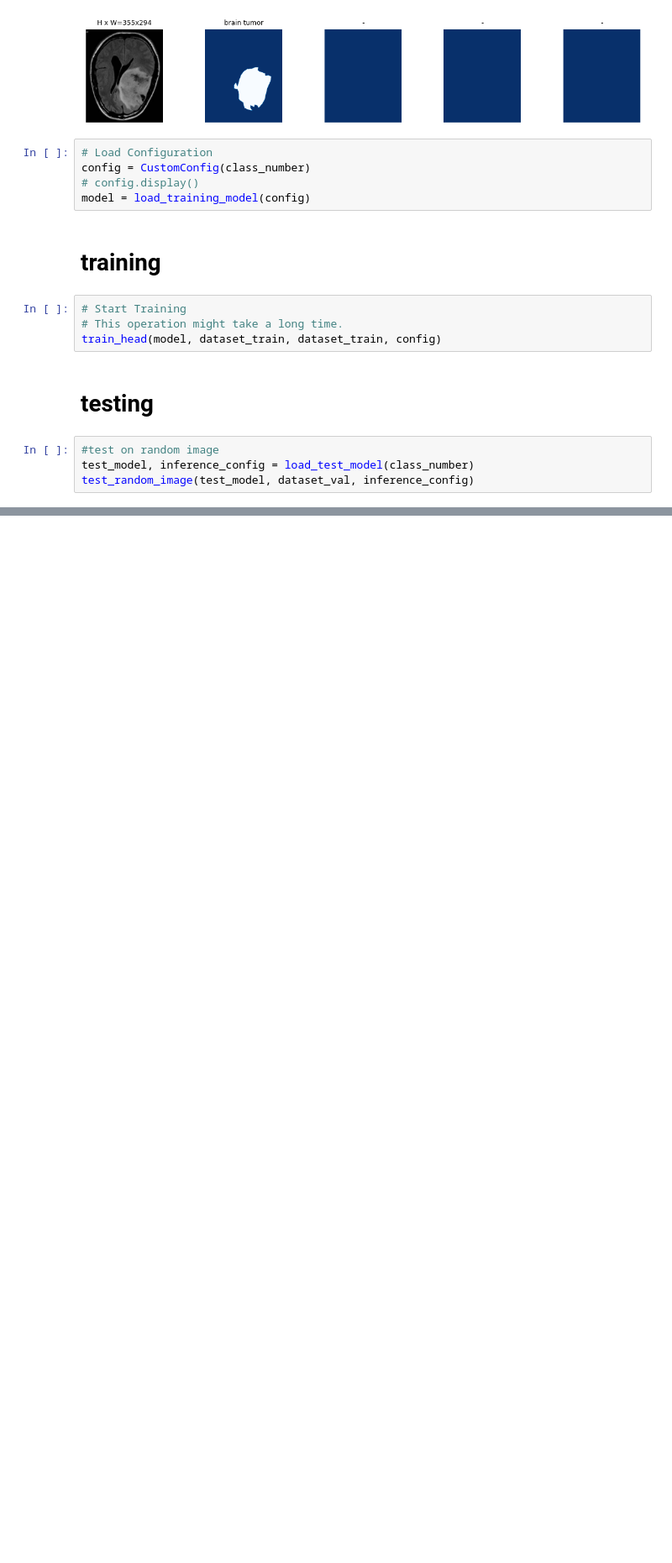
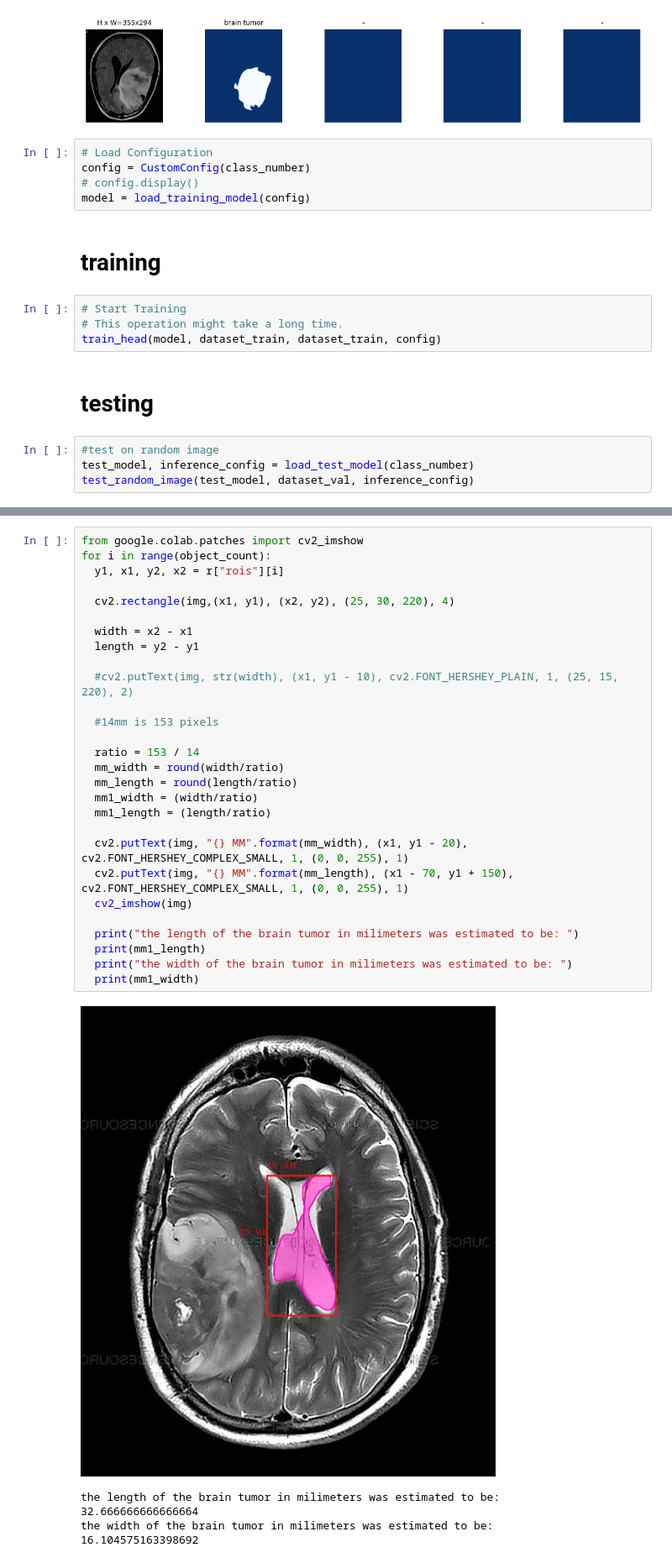
Before and after one commit to akhilesh-kanmanthreddy/2023_Science_Fair_Brain_Tumor_Diagnosing_System, a Jupyter notebook: Brain_Tumor_Segmentation_Flint_Regonial_Science_and_Engineering_Fair.ipynb, the cells around one changed output, grey strips where cells are left out. Shown at 84% size. Cells and saved outputs as stored; diff of their text form; blank space fills up the shorter version.

```diff
--- a/Brain_Tumor_Segmentation_Flint_Regonial_Science_and_Engineering_Fair.ipynb
+++ b/Brain_Tumor_Segmentation_Flint_Regonial_Science_and_Engineering_Fair.ipynb
@@ -144,0 +112,34 @@ cv2_imshow(img)
+# %%
+from google.colab.patches import cv2_imshow
+for i in range(object_count):
+  y1, x1, y2, x2 = r["rois"][i]
+
+  cv2.rectangle(img,(x1, y1), (x2, y2), (25, 30, 220), 4)
+
+  width = x2 - x1
+  length = y2 - y1
+
+  #cv2.putText(img, str(width), (x1, y1 - 10), cv2.FONT_HERSHEY_PLAIN, 1, (25, 15, 220), 2)
+
+  #14mm is 153 pixels
+
+  ratio = 153 / 14
+  mm_width = round(width/ratio)
+  mm_length = round(length/ratio)
+  mm1_width = (width/ratio)
+  mm1_length = (length/ratio)
+
+  cv2.putText(img, "{} MM".format(mm_width), (x1, y1 - 20), cv2.FONT_HERSHEY_COMPLEX_SMALL, 1, (0, 0, 255), 1)
+  cv2.putText(img, "{} MM".format(mm_length), (x1 - 70, y1 + 150), cv2.FONT_HERSHEY_COMPLEX_SMALL, 1, (0, 0, 255), 1)
+  cv2_imshow(img)
+
+  print("the length of the brain tumor in milimeters was estimated to be: ")
+  print(mm1_length)
+  print("the width of the brain tumor in milimeters was estimated to be: ")
+  print(mm1_width)
+# %% [output]
+[figure, added]
+the length of the brain tumor in milimeters was estimated to be:
+32.666666666666664
+the width of the brain tumor in milimeters was estimated to be:
+16.104575163398692
```
Also changed, not shown: parts of 8 cells of this notebook.
